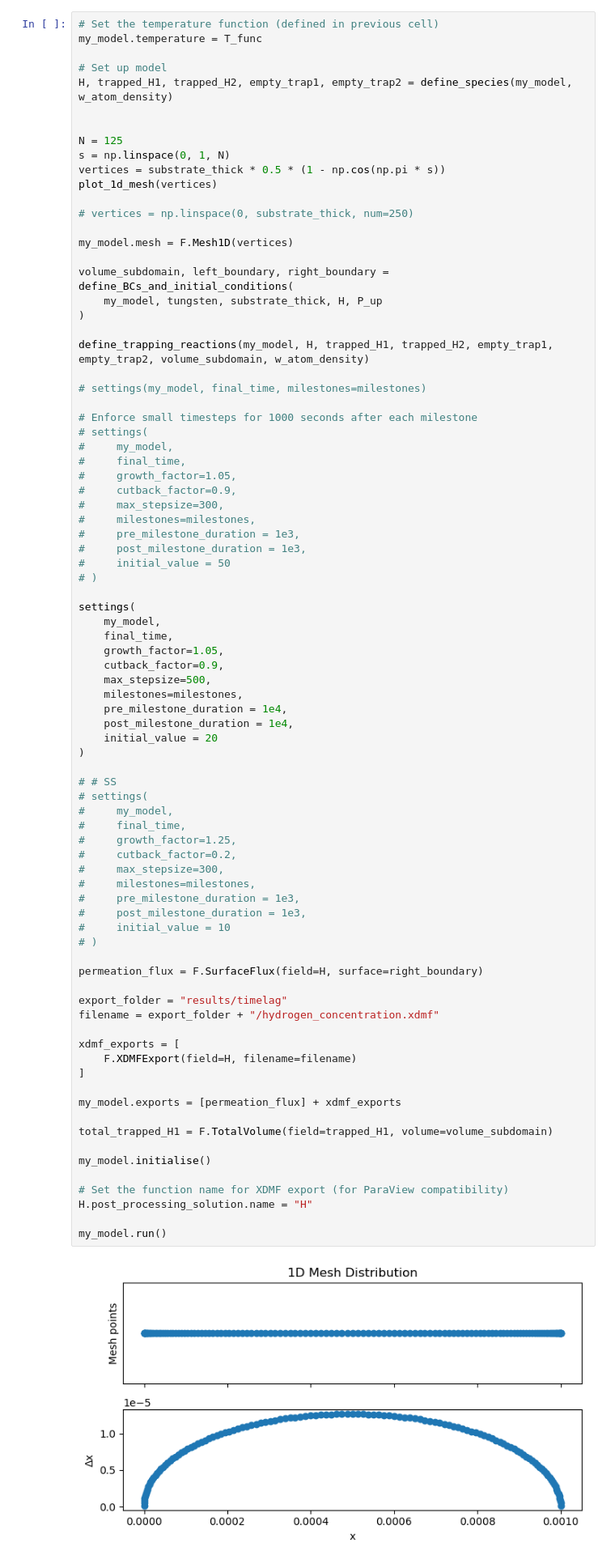
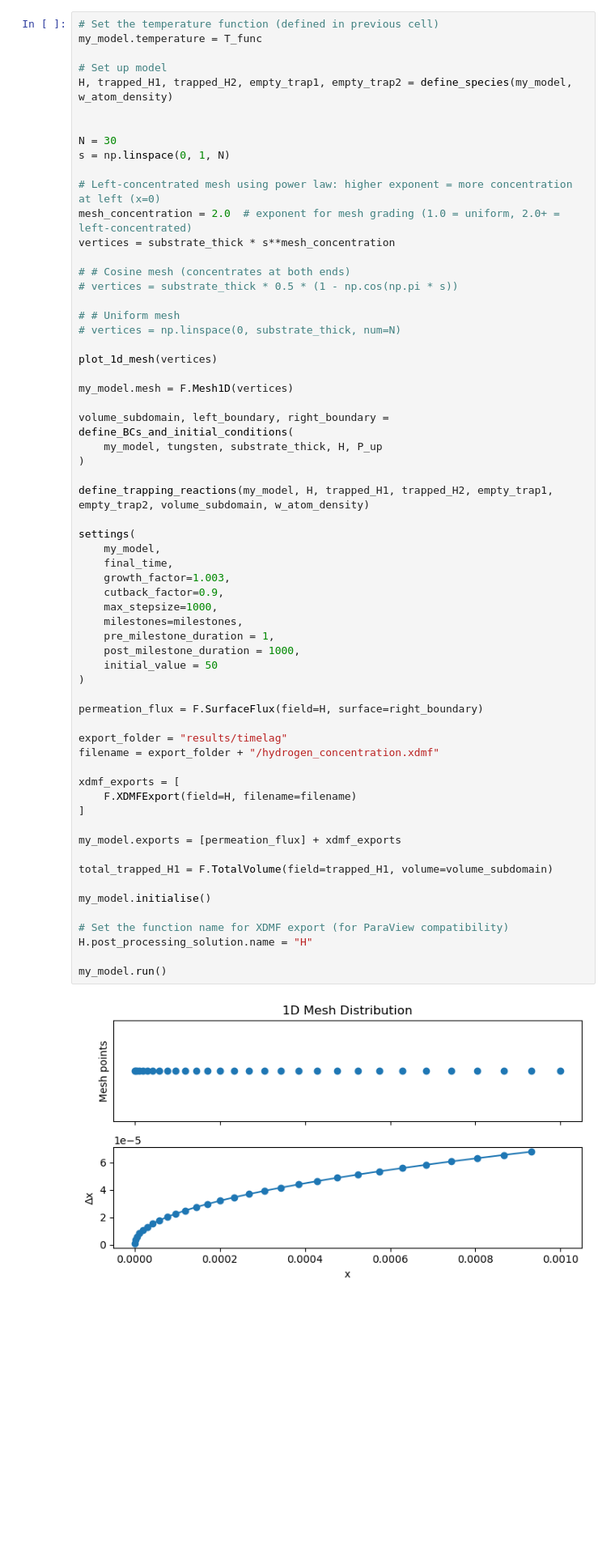
Before and after one commit to WeaverC20/permeation_barrier_analysis, a Jupyter notebook: two_layer_numerical/timelag_analysis.ipynb, the cells around one changed output. Shown at 81% size. Cells and saved outputs as stored; diff of their text form; blank space fills up the shorter version.

```diff
--- a/two_layer_numerical/timelag_analysis.ipynb
+++ b/two_layer_numerical/timelag_analysis.ipynb
@@ -180,12 +349,20 @@ my_model.temperature = T_func
 H, trapped_H1, trapped_H2, empty_trap1, empty_trap2 = define_species(my_model, w_atom_density)
 
 
-N = 125
+N = 30
 s = np.linspace(0, 1, N)
-vertices = substrate_thick * 0.5 * (1 - np.cos(np.pi * s))
+
+# Left-concentrated mesh using power law: higher exponent = more concentration at left (x=0)
+mesh_concentration = 2.0  # exponent for mesh grading (1.0 = uniform, 2.0+ = left-concentrated)
+vertices = substrate_thick * s**mesh_concentration
+
+# # Cosine mesh (concentrates at both ends)
+# vertices = substrate_thick * 0.5 * (1 - np.cos(np.pi * s))
+
+# # Uniform mesh
+# vertices = np.linspace(0, substrate_thick, num=N)
+
 plot_1d_mesh(vertices)
-
-# vertices = np.linspace(0, substrate_thick, num=250)
 
 my_model.mesh = F.Mesh1D(vertices)
 
@@ -195,64 +372,36 @@ volume_subdomain, left_boundary, right_boundary = define_BCs_and_initial_conditi
 
 define_trapping_reactions(my_model, H, trapped_H1, trapped_H2, empty_trap1, empty_trap2, volume_subdomain, w_atom_density)
 
-# settings(my_model, final_time, milestones=milestones)
-
-# Enforce small timesteps for 1000 seconds after each milestone
-# settings(
-#     my_model,
-#     final_time,
-#     growth_factor=1.05,
-#     cutback_factor=0.9,
-#     max_stepsize=300,
-#     milestones=milestones,
-#     pre_milestone_duration = 1e3,
-#     post_milestone_duration = 1e3,
-#     initial_value = 50
-# )
-
 settings(
     my_model,
     final_time,
-    growth_factor=1.05,
+    growth_factor=1.003,
     cutback_factor=0.9,
-    max_stepsize=500,
+    max_stepsize=1000,
     milestones=milestones,
-    pre_milestone_duration = 1e4,
-    post_milestone_duration = 1e4,
-    initial_value = 20
+    pre_milestone_duration = 1,
+    post_milestone_duration = 1000,
+    initial_value = 50
 )
-
-# # SS
-# settings(
-#     my_model,
-#     final_time,
-#     growth_factor=1.25,
-#     cutback_factor=0.2,
-#     max_stepsize=300,
-#     milestones=milestones,
-#     pre_milestone_duration = 1e3,
-#     post_milestone_duration = 1e3,
-#     initial_value = 10
-# )
 
 permeation_flux = F.SurfaceFlux(field=H, surface=right_boundary)
 
 export_folder = "results/timelag"
 filename = export_folder + "/hydrogen_concentration.xdmf"
 
 xdmf_exports = [
     F.XDMFExport(field=H, filename=filename)
 ]
 
 my_model.exports = [permeation_flux] + xdmf_exports
 
 total_trapped_H1 = F.TotalVolume(field=trapped_H1, volume=volume_subdomain)
 
 my_model.initialise()
 
 # Set the function name for XDMF export (for ParaView compatibility)
 H.post_processing_solution.name = "H"
 
 my_model.run()
 # %% [output]
-[figure, old version]
+[figure, new version]
```
Also changed, not shown: parts of 11 cells of this notebook.
